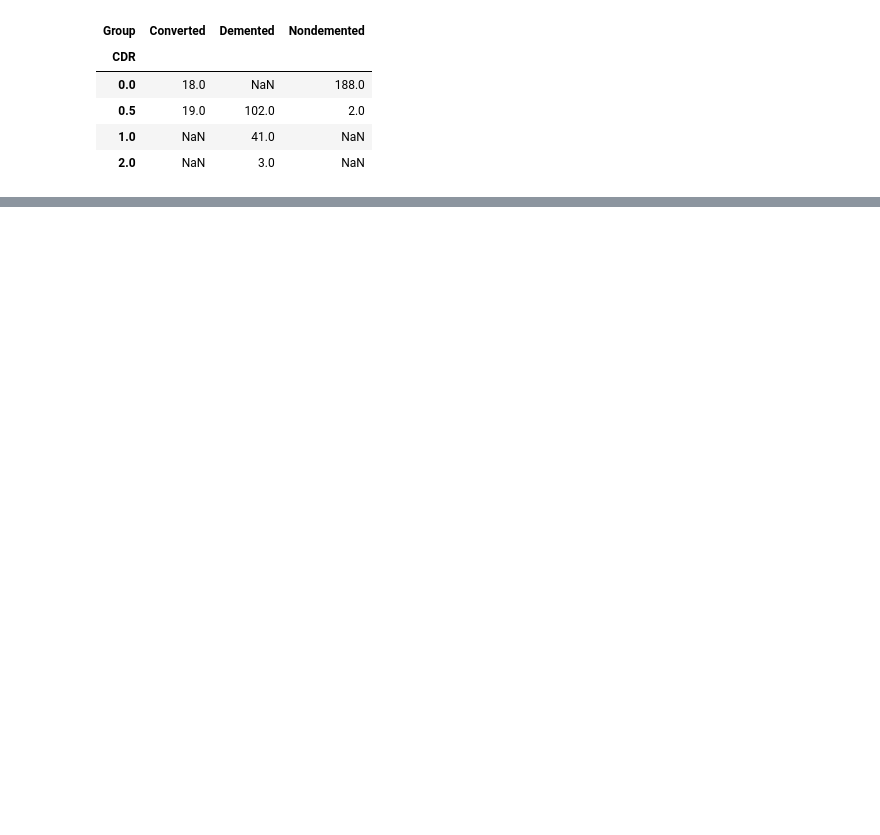
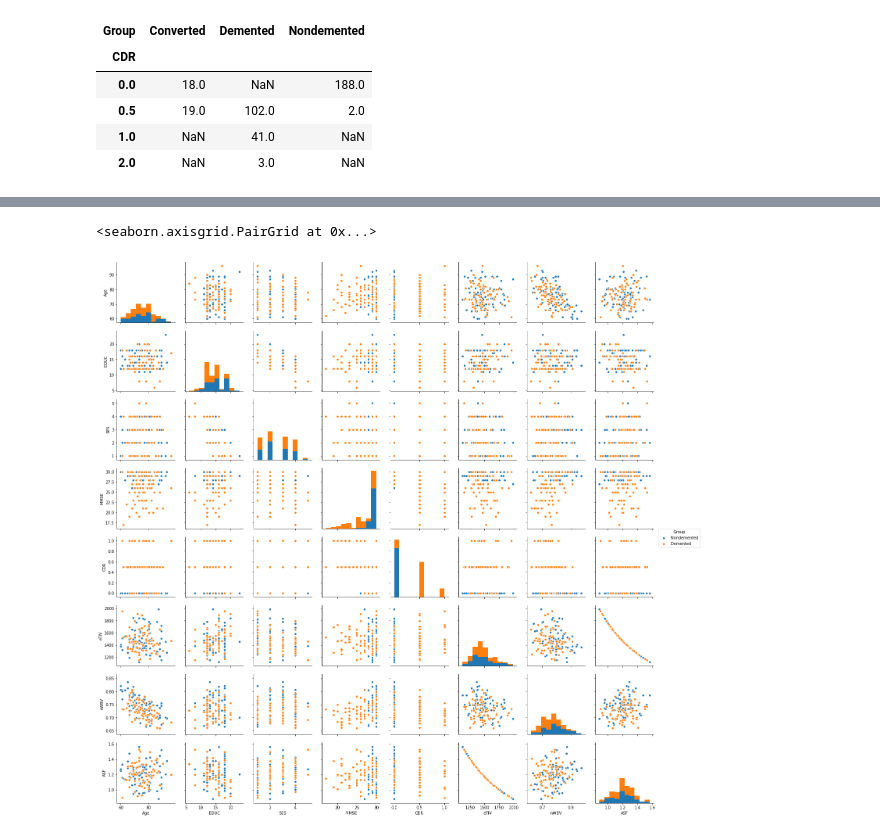
Before and after one commit to HHHuiyu/MRI-and-Alzheimers-BIOF509-FP-, a Jupyter notebook: BIOF509-FP-Huiyu.ipynb, the cells around one changed output, grey strips where cells are left out. Drawn from its saved outputs; the diff is of its cells as text; code cells hidden in the pictures; blank space fills up the shorter version.

```diff
--- a/BIOF509-FP-Huiyu.ipynb
+++ b/BIOF509-FP-Huiyu.ipynb
@@ -84,0 +95,6 @@ memory usage: 75.8+ KB
+# %%
+# multicolinearity exists
+sns.pairplot(df, hue = 'Group')
+# %% [output]
+<seaborn.axisgrid.PairGrid at 0x...>
+[figure, added]
```
Also changed, not shown: parts of 20 cells of this notebook.
